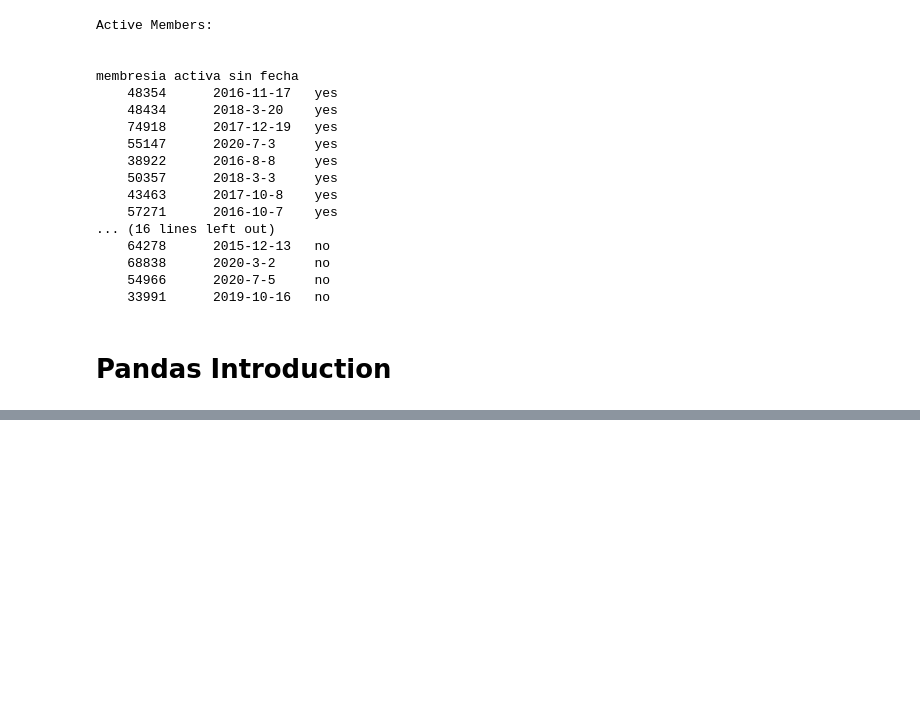
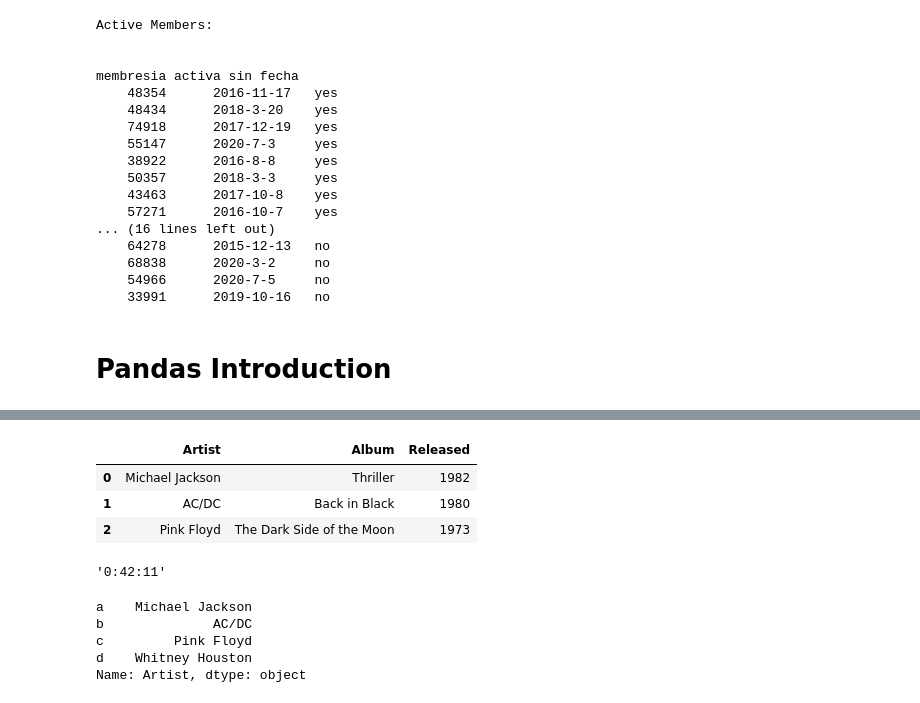
Before and after one commit to PosgradoMNA/actividades-de-aprendizaje-A01793146, a Jupyter notebook: assignment_mod04.ipynb, the cells around one changed output, grey strips where cells are left out. Cells and saved outputs as stored; diff of their text form; code cells hidden in the pictures; blank space fills up the shorter version.

```diff
--- a/assignment_mod04.ipynb
+++ b/assignment_mod04.ipynb
@@ -395,0 +461,9 @@ FileNotFoundError: [Errno 2] No such file or directory: 'TopSellingAlbums.xlsx'
+# %%
+# We can also slice dataframes using column names
+df.columns
+df.loc[0:2, 'Artist':'Released']
+# %% [output]
+|  | Artist | Album | Released |
+| 0 | Michael Jackson | Thriller | 1982 |
+| 1 | AC/DC | Back in Black | 1980 |
+| 2 | Pink Floyd | The Dark Side of the Moon | 1973 |
@@ -395,0 +477,24 @@ FileNotFoundError: [Errno 2] No such file or directory: 'TopSellingAlbums.xlsx'
+# %%
+# Access the 2nd row and the 3rd column of df:
+
+df.iloc[1, 3]
+# %% [output]
+'0:42:11'
+# %%
+# Use the following list to convert the dataframe index df to characters and assign it to df_new;
+# find the element corresponding to the row index a and column 'Artist'.
+# Then select the ronew_index=['a','b','c','d','e','f','g','h']
+
+new_index=['a','b','c','d','e','f','g','h']
+
+df_new = df
+
+df_new.index = new_index
+df_new.loc['a', 'Artist']
+df_new.loc['a':'d', 'Artist']
+# %% [output]
+a    Michael Jackson
+b              AC/DC
+c         Pink Floyd
+d    Whitney Houston
+Name: Artist, dtype: object
```
Also changed, not shown: parts of 9 cells of this notebook.
